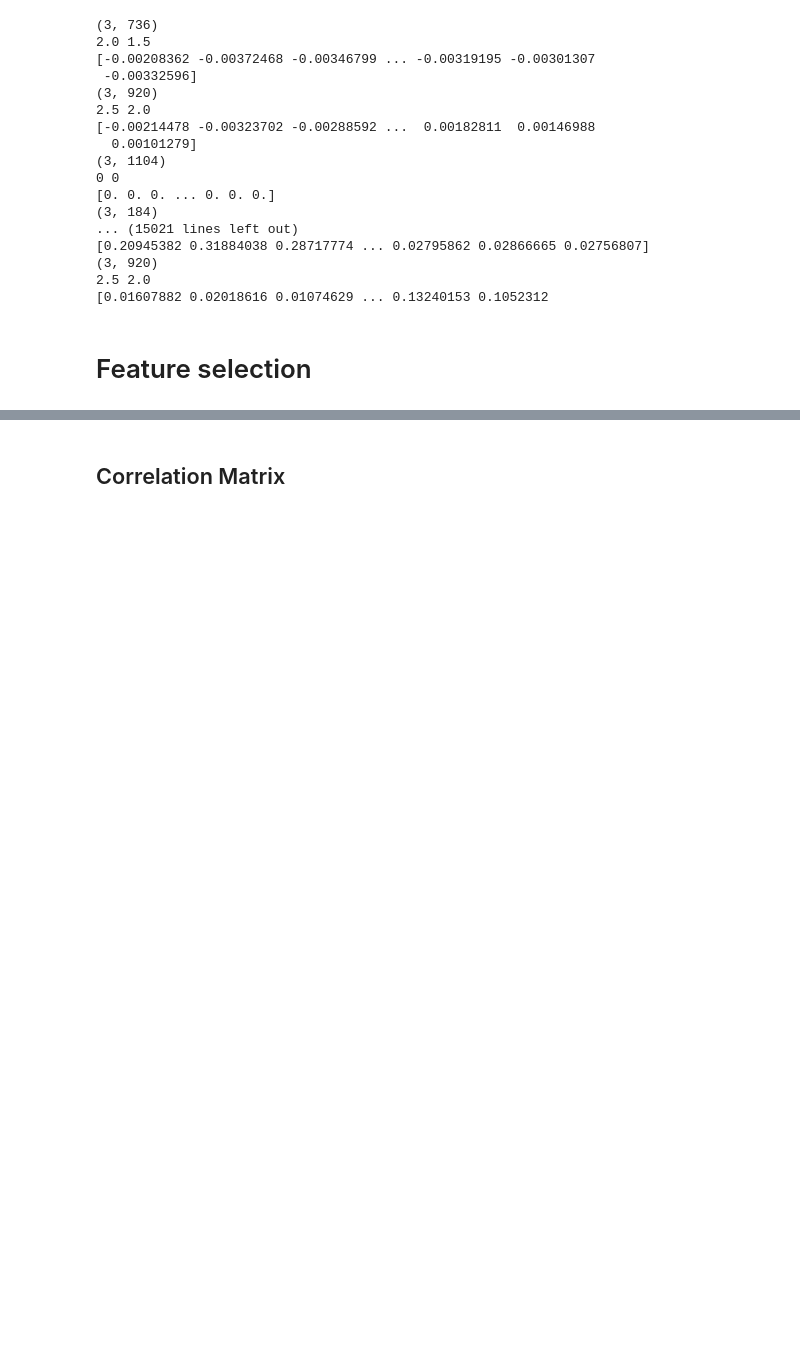
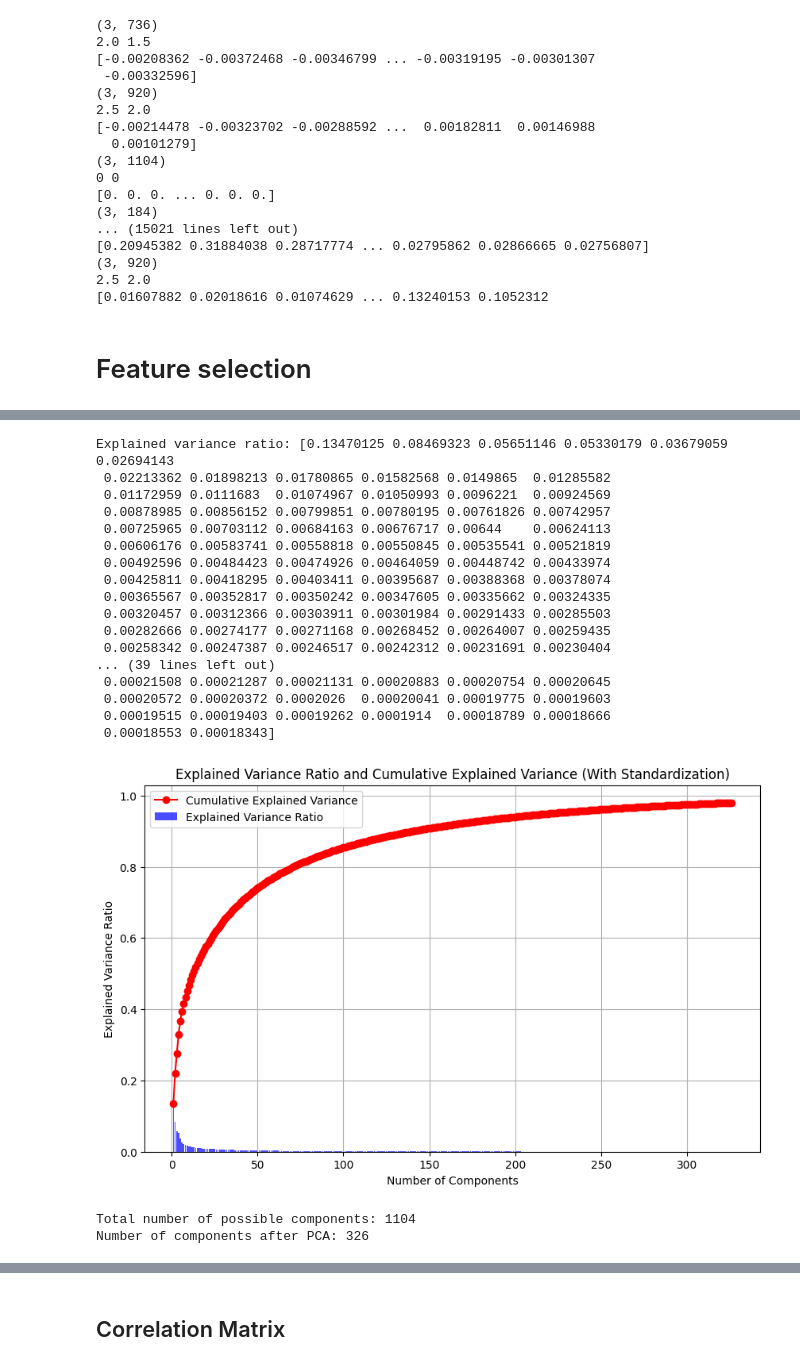
Before and after one commit to jeezusplays/is460-g2, a Jupyter notebook: data-extension/feature-extraction.ipynb, the cells around one changed output, grey strips where cells are left out. Cells and saved outputs as stored; diff of their text form; code cells hidden in the pictures; blank space fills up the shorter version.

Commit message:
Include non-standardization and set variance to 98%

```diff
--- a/data-extension/feature-extraction.ipynb
+++ b/data-extension/feature-extraction.ipynb
@@ -253,0 +201,60 @@ Number of components after PCA: 221
+# %%
+import numpy as np
+import matplotlib.pyplot as plt
+from sklearn.decomposition import PCA
+
+# Apply PCA with the desired number of components or variance threshold
+n_components = 0.98  # Choose the desired cumulative explained variance
+pca = PCA(n_components=n_components)
+
+
+# Standardize the data
+scaler = StandardScaler()
+X_standardized = scaler.fit_transform(reshaped_data)
+
+X_pca = pca.fit_transform(X_standardized)
+
+# Check the explained variance ratio to decide on the number of components
+explained_variance_ratio = pca.explained_variance_ratio_
+cumulative_explained_variance_ratio = np.cumsum(pca.explained_variance_ratio_)
+print("Explained variance ratio:", explained_variance_ratio)
+
+# Generate the number of components
+num_components = len(explained_variance_ratio)
+total_possible_components = X_standardized.shape[1]
+
+# Plot the explained variance ratio and cumulative explained variance ratio
+plt.figure(figsize=(10, 6))
+plt.bar(range(1, num_components + 1), explained_variance_ratio, label='Explained Variance Ratio', alpha=0.7, color='b')
+plt.plot(range(1, num_components + 1), cumulative_explained_variance_ratio, label='Cumulative Explained Variance', color='r', marker='o')
+plt.xlabel('Number of Components')
+plt.ylabel('Explained Variance Ratio')
+plt.title('Explained Variance Ratio and Cumulative Explained Variance (With Standardization)')
+plt.legend()
+plt.grid(True)
+
+plt.show()
+
+print(f'Total number of possible components: {total_possible_components}')
+print(f'Number of components after PCA: {num_components} ')
+# %% [output]
+Explained variance ratio: [0.13470125 0.08469323 0.05651146 0.05330179 0.03679059 0.02694143
+ 0.02213362 0.01898213 0.01780865 0.01582568 0.0149865  0.01285582
+ 0.01172959 0.0111683  0.01074967 0.01050993 0.0096221  0.00924569
+ 0.00878985 0.00856152 0.00799851 0.00780195 0.00761826 0.00742957
+ 0.00725965 0.00703112 0.00684163 0.00676717 0.00644    0.00624113
+ 0.00606176 0.00583741 0.00558818 0.00550845 0.00535541 0.00521819
+ 0.00492596 0.00484423 0.00474926 0.00464059 0.00448742 0.00433974
+ 0.00425811 0.00418295 0.00403411 0.00395687 0.00388368 0.00378074
+ 0.00365567 0.00352817 0.00350242 0.00347605 0.00335662 0.00324335
+ 0.00320457 0.00312366 0.00303911 0.00301984 0.00291433 0.00285503
+ 0.00282666 0.00274177 0.00271168 0.00268452 0.00264007 0.00259435
+ 0.00258342 0.00247387 0.00246517 0.00242312 0.00231691 0.00230404
+... (39 lines left out)
+ 0.00021508 0.00021287 0.00021131 0.00020883 0.00020754 0.00020645
+ 0.00020572 0.00020372 0.0002026  0.00020041 0.00019775 0.00019603
+ 0.00019515 0.00019403 0.00019262 0.0001914  0.00018789 0.00018666
+ 0.00018553 0.00018343]
+[figure, added]
+Total number of possible components: 1104
+Number of components after PCA: 326
```
Also changed, not shown: parts of 9 cells of this notebook, 2 other files.
